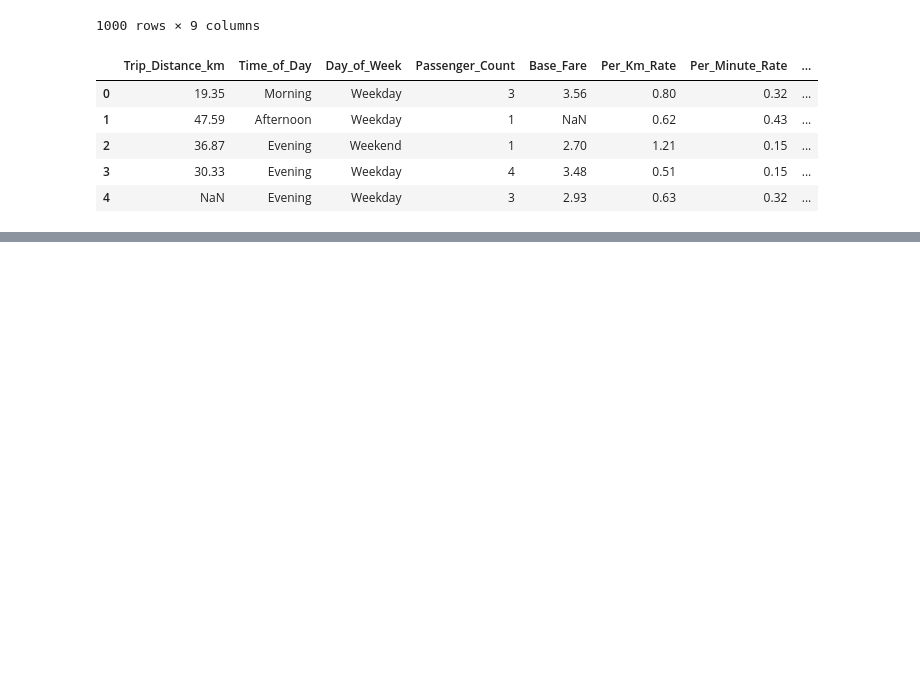
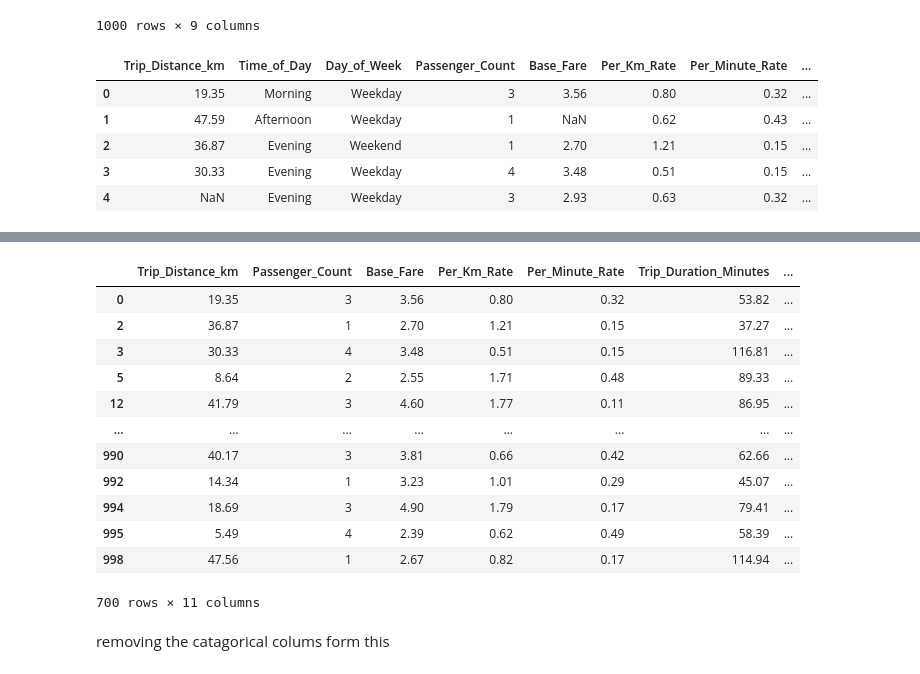
Before and after one commit to aliciagez/taxi_prediction_fullstack_alicia, a Jupyter notebook: src/taxipred/model_development/cleaning_random_forest.ipynb, the cells around one changed output, grey strips where cells are left out. Drawn from its saved outputs; the diff is of its cells as text; code cells hidden in the pictures; blank space fills up the shorter version.

```diff
--- a/src/taxipred/model_development/cleaning_random_forest.ipynb
+++ b/src/taxipred/model_development/cleaning_random_forest.ipynb
@@ -60,0 +79,18 @@ df_drop.head(5)
+# %%
+df_clean.dropna()
+# %% [output]
+|  | Trip_Distance_km | Passenger_Count | Base_Fare | Per_Km_Rate | Per_Minute_Rate | Trip_Duration_Minutes | ... |
+| 0 | 19.35 | 3 | 3.56 | 0.80 | 0.32 | 53.82 | ... |
+| 2 | 36.87 | 1 | 2.70 | 1.21 | 0.15 | 37.27 | ... |
+| 3 | 30.33 | 4 | 3.48 | 0.51 | 0.15 | 116.81 | ... |
+| 5 | 8.64 | 2 | 2.55 | 1.71 | 0.48 | 89.33 | ... |
+| 12 | 41.79 | 3 | 4.60 | 1.77 | 0.11 | 86.95 | ... |
+| ... | ... | ... | ... | ... | ... | ... | ... |
+| 990 | 40.17 | 3 | 3.81 | 0.66 | 0.42 | 62.66 | ... |
+| 992 | 14.34 | 1 | 3.23 | 1.01 | 0.29 | 45.07 | ... |
+| 994 | 18.69 | 3 | 4.90 | 1.79 | 0.17 | 79.41 | ... |
+| 995 | 5.49 | 4 | 2.39 | 0.62 | 0.49 | 58.39 | ... |
+| 998 | 47.56 | 1 | 2.67 | 0.82 | 0.17 | 114.94 | ... |
+700 rows × 11 columns
+# %% [markdown]
+removing the catagorical colums form this
```
Also changed, not shown: parts of 5 cells of this notebook, 3 other files.
